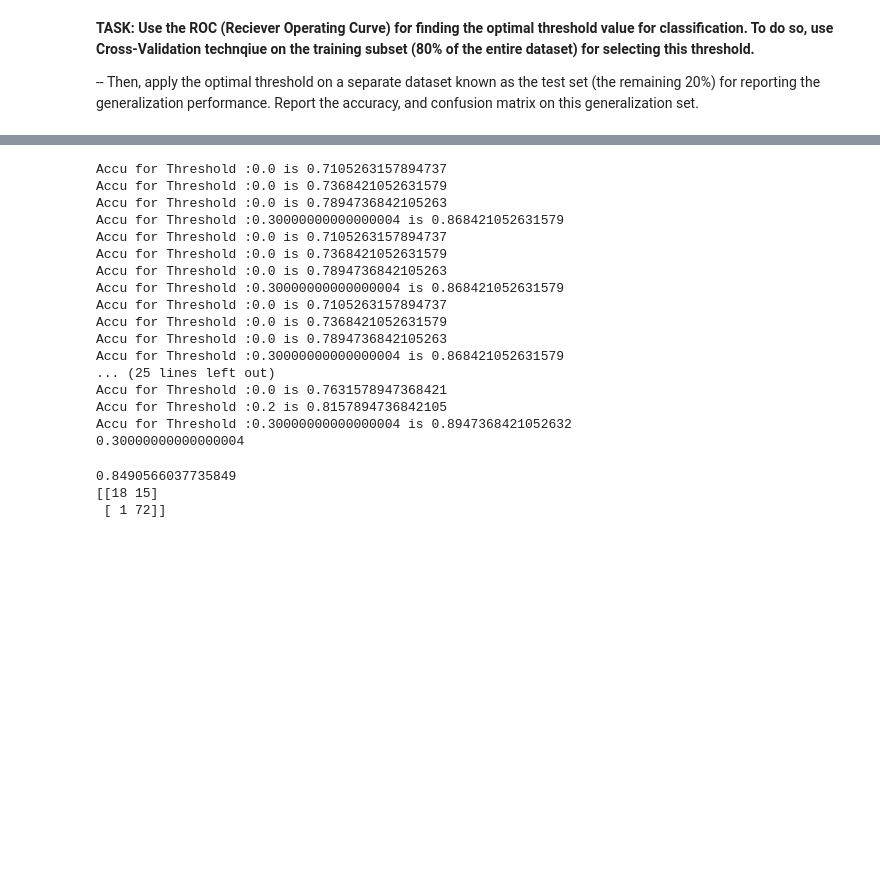
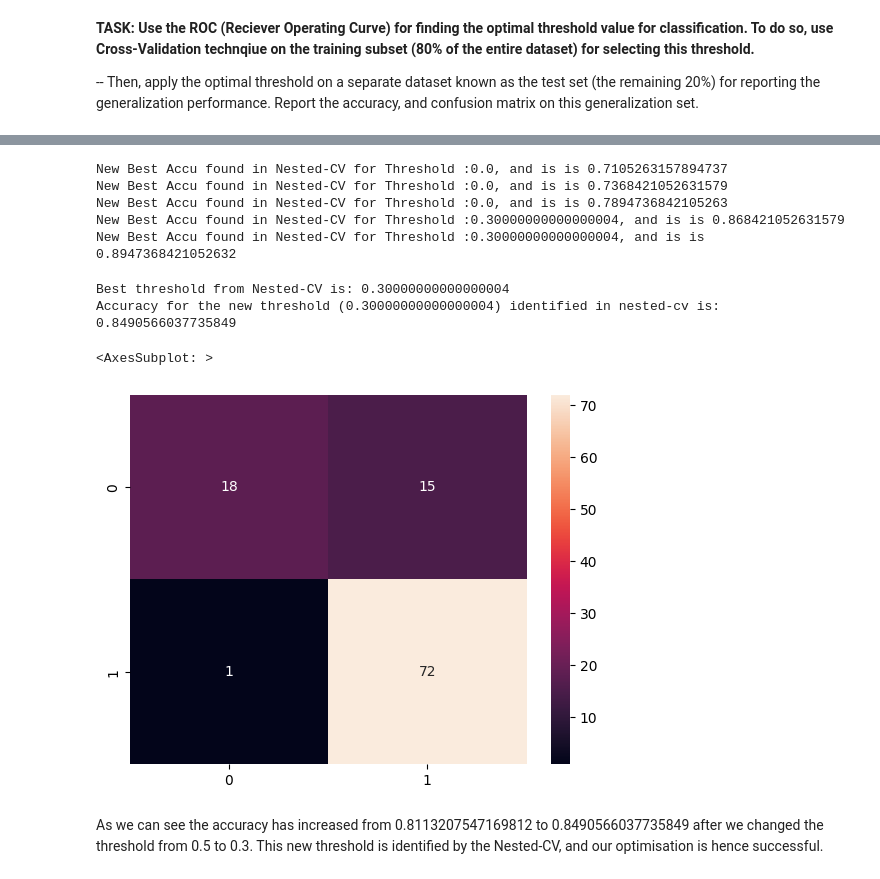
Before and after one commit to snehithjk/CSC-570, a Jupyter notebook: CSC 570/Lab5/Assignment_5.ipynb, the cells around one changed output, grey strips where cells are left out. Saved outputs shown, nothing was run; the diff lists cells and outputs as text; code cells hidden in the pictures; blank space fills up the shorter version.

```diff
--- a/CSC 570/Lab5/Assignment_5.ipynb
+++ b/CSC 570/Lab5/Assignment_5.ipynb
@@ -207,10 +215,11 @@ def accuracy(true_values, predictions):
 
 import warnings
 warnings.filterwarnings("ignore")
-best_model_params = []
-best_model_scores = []
-save_best_model = []
+
 li = [i for i in np.arange(0,1,0.1)]
+
+best_accuracy = 0.0
+threshold_for_best_accuracy = -1
 
 for train_ix, val_ix in cv_outer.split(A_train):
 	# split data
@@ -218,16 +227,10 @@ for train_ix, val_ix in cv_outer.split(A_train):
 	X_val_outer = A_train.iloc[val_ix]
 	y_train_outer = A_y_train.iloc[train_ix]
 	y_val_outer = A_y_train.iloc[val_ix]
-	# configure the cross-validation procedure
 	cv_inner = KFold(n_splits=10, shuffle=True, random_state=1)
 	# define the model
 	model = LogisticRegression()
-	# define search space
 
-	# define search
-	best = 0.0
-	best_li = -1
-	acs = []
 	for thre in li:
 		for inner_train_ix, inner_val_ix in cv_inner.split(X_train_outer):
 
@@ -243,52 +246,40 @@ for train_ix, val_ix in cv_outer.split(A_train):
 			y_pred_proba = model.predict_proba(h_X_val_outer)[::,1]
 
 			predictions = y_class(y_pred_proba, thre)
-			a = (accuracy(predictions, h_y_val_outer))
-			if a > best:
-				best = a
-				best_li = thre
-				print("Accu for Threshold :{t} is {A}".format(t=thre, A=a))
-
-			# score = model.score(h_X_val_outer, predictions)
-			# print(score)
-
-print(best_li)
+			new_accuracy = (accuracy(predictions, h_y_val_outer))
+			if new_accuracy > best_accuracy:
+				best_accuracy = new_accuracy
+				threshold_for_best_accuracy = thre
+				print("New Best Accu found in Nested-CV for Threshold :{t}, and is is {A}".format(t=thre, A=new_accuracy))
 # %% [output]
-Accu for Threshold :0.0 is 0.7105263157894737
-Accu for Threshold :0.0 is 0.7368421052631579
-Accu for Threshold :0.0 is 0.7894736842105263
-Accu for Threshold :0.30000000000000004 is 0.868421052631579
-Accu for Threshold :0.0 is 0.7105263157894737
-Accu for Threshold :0.0 is 0.7368421052631579
-Accu for Threshold :0.0 is 0.7894736842105263
-Accu for Threshold :0.30000000000000004 is 0.868421052631579
-Accu for Threshold :0.0 is 0.7105263157894737
-Accu for Threshold :0.0 is 0.7368421052631579
-Accu for Threshold :0.0 is 0.7894736842105263
-Accu for Threshold :0.30000000000000004 is 0.868421052631579
-... (25 lines left out)
-Accu for Threshold :0.0 is 0.7631578947368421
-Accu for Threshold :0.2 is 0.8157894736842105
-Accu for Threshold :0.30000000000000004 is 0.8947368421052632
-0.30000000000000004
+New Best Accu found in Nested-CV for Threshold :0.0, and is is 0.7105263157894737
+New Best Accu found in Nested-CV for Threshold :0.0, and is is 0.7368421052631579
+New Best Accu found in Nested-CV for Threshold :0.0, and is is 0.7894736842105263
+New Best Accu found in Nested-CV for Threshold :0.30000000000000004, and is is 0.868421052631579
+New Best Accu found in Nested-CV for Threshold :0.30000000000000004, and is is 0.8947368421052632
 # %%
+
+print("Best threshold from Nested-CV is: " + str(threshold_for_best_accuracy))
+
+# Running logistic regresion on the new threshold
 logisticRegr = LogisticRegression()
 logisticRegr.fit(A_train, A_y_train)
 
 y_pred_proba = logisticRegr.predict_proba(A_test)
 y_pred_proba = y_pred_proba[::,1]
 
-predictions = y_class(y_pred_proba, best_li)
-a = (accuracy(predictions, A_y_test))
+predictions = y_class(y_pred_proba, threshold_for_best_accuracy)
+new_accuracy = accuracy(predictions, A_y_test)
 
+print("Accuracy for the new threshold ({th}) identified in nested-cv is: {a}".format(th=threshold_for_best_accuracy, a = new_accuracy))
 
-print(a)
 
 # Build the conufsion matrix and get the accuracy/score
 from sklearn.metrics import confusion_matrix
-cm = confusion_matrix(A_y_test, predictions)
-print(cm)
+new_cm = confusion_matrix(A_y_test, predictions)
+sns.heatmap(new_cm, annot=True)
 # %% [output]
-0.8490566037735849
-[[18 15]
- [ 1 72]]
+Best threshold from Nested-CV is: 0.30000000000000004
+Accuracy for the new threshold (0.30000000000000004) identified in nested-cv is: 0.8490566037735849
+<AxesSubplot: >
+[figure, added]
@@ -366,0 +286,2 @@ print(best_li)
+# %% [markdown]
+As we can see the accuracy has increased from 0.8113207547169812 to 0.8490566037735849 after we changed the threshold from 0.5 to 0.3. This new threshold is identified by the Nested-CV, and our optimisation is hence successful.
```
Also changed, not shown: parts of 7 cells of this notebook.
